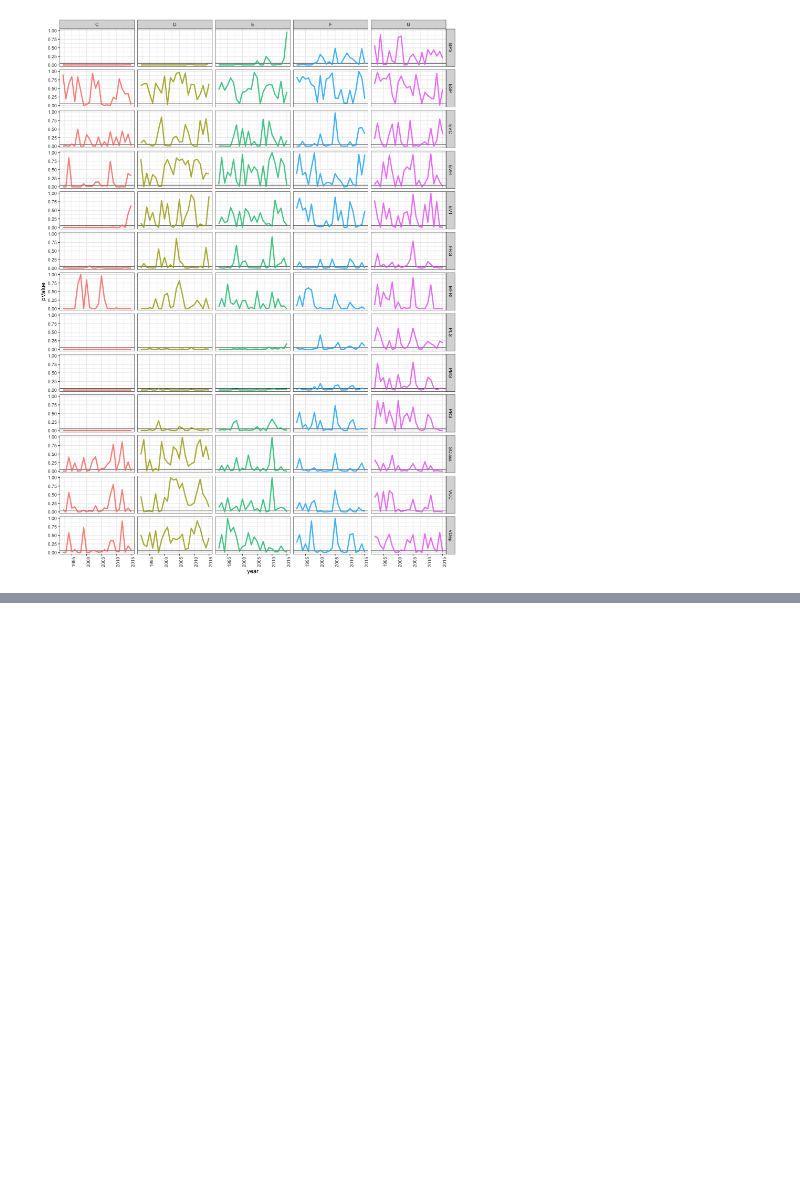
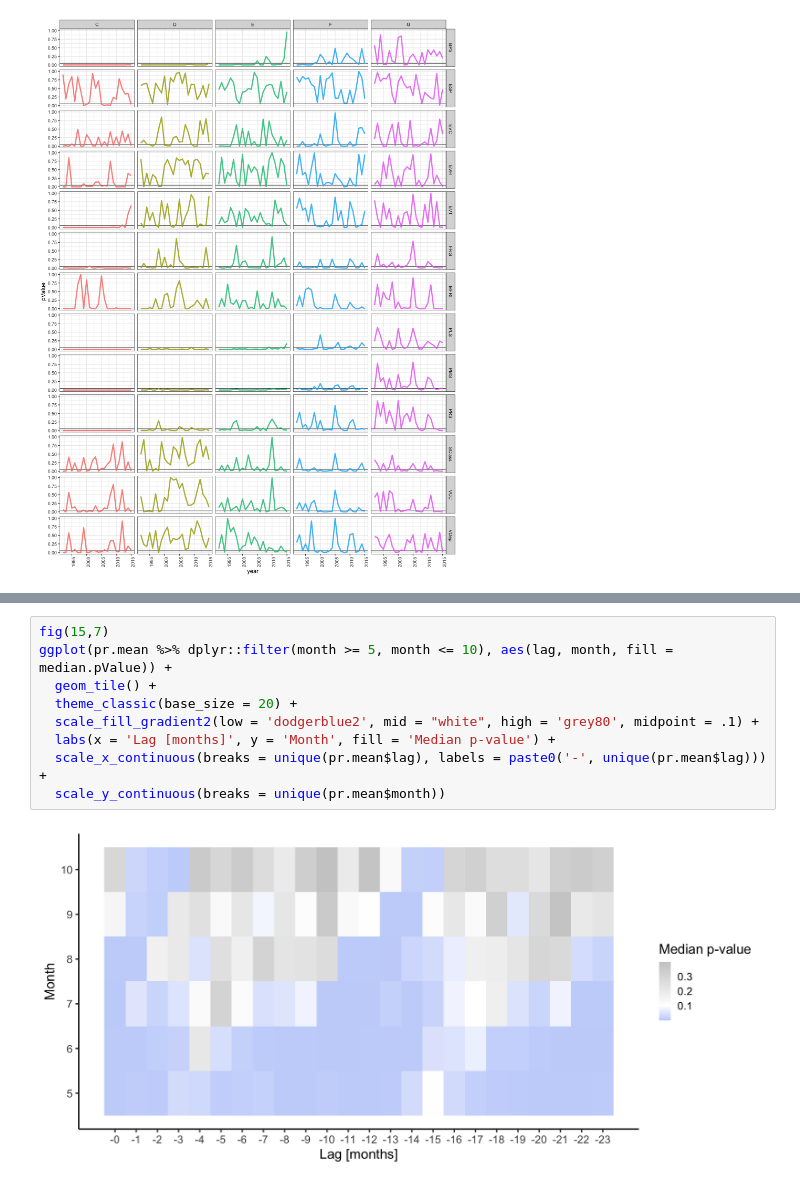
Before and after one commit to rebecca-willison/wildfires, a Jupyter notebook: exploratory modeling/Exploratory Results Summary.ipynb, the cells around one changed output, grey strips where cells are left out. Cells and saved outputs as stored; diff of their text form; blank space fills up the shorter version.

```diff
--- a/exploratory modeling/Exploratory Results Summary.ipynb
+++ b/exploratory modeling/Exploratory Results Summary.ipynb
@@ -130,0 +188,11 @@ ggplot(landfire, aes(year, pValue, group = size, color = size)) +
+# %%
+fig(15,7)
+ggplot(pr.mean %>% dplyr::filter(month >= 5, month <= 10), aes(lag, month, fill = median.pValue)) +
+  geom_tile() +
+  theme_classic(base_size = 20) +
+  scale_fill_gradient2(low = 'dodgerblue2', mid = "white", high = 'grey80', midpoint = .1) +
+  labs(x = 'Lag [months]', y = 'Month', fill = 'Median p-value') +
+  scale_x_continuous(breaks = unique(pr.mean$lag), labels = paste0('-', unique(pr.mean$lag))) +
+  scale_y_continuous(breaks = unique(pr.mean$month))
+# %% [output]
+[figure, added]
```
Also changed, not shown: parts of 7 cells of this notebook.
